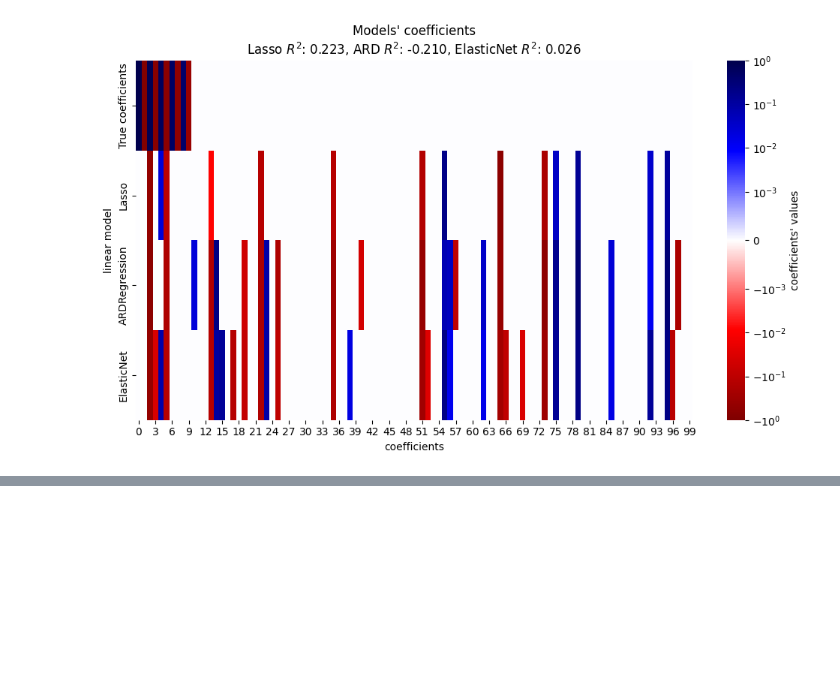
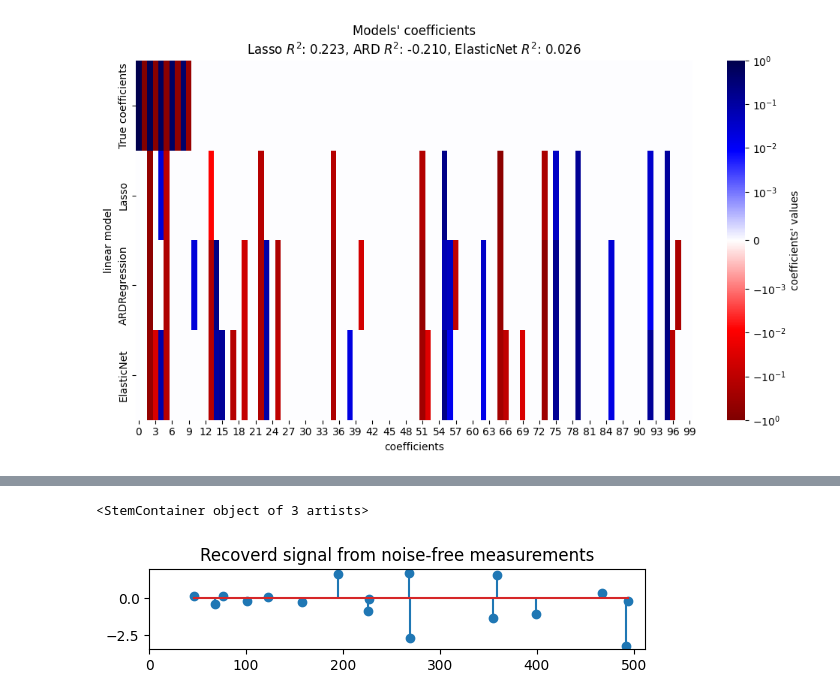
Before and after one commit to lvntaslann/artificial-intelligence, a Jupyter notebook: library_example/scikit-learn/sklearn-linear-models.ipynb, the cells around one changed output, grey strips where cells are left out. Cells and saved outputs as stored; diff of their text form; code cells hidden in the pictures; blank space fills up the shorter version.

```diff
--- a/library_example/scikit-learn/sklearn-linear-models.ipynb
+++ b/library_example/scikit-learn/sklearn-linear-models.ipynb
@@ -272,0 +302,12 @@ plt.tight_layout()
+# %%
+omp = OrthogonalMatchingPursuit(n_nonzero_coefs=n_nonzero_coefs)
+omp.fit(X,y)
+coef=omp.coef_
+(idx_r,) = coef.nonzero()
+plt.subplot(4,1,2)
+plt.xlim(0,512)
+plt.title("Recoverd signal from noise-free measurements")
+plt.stem(idx_r,coef[idx_r])
+# %% [output]
+<StemContainer object of 3 artists>
+[figure, added]
```
Also changed, not shown: parts of 18 cells of this notebook, 9 other files.
